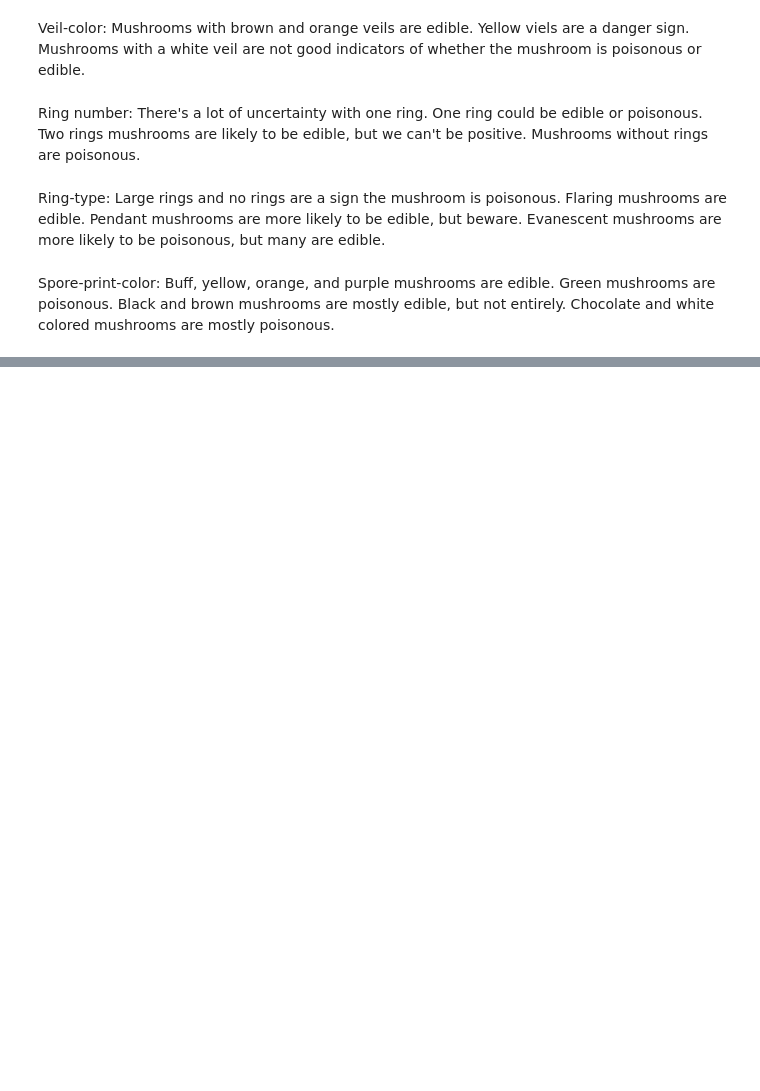
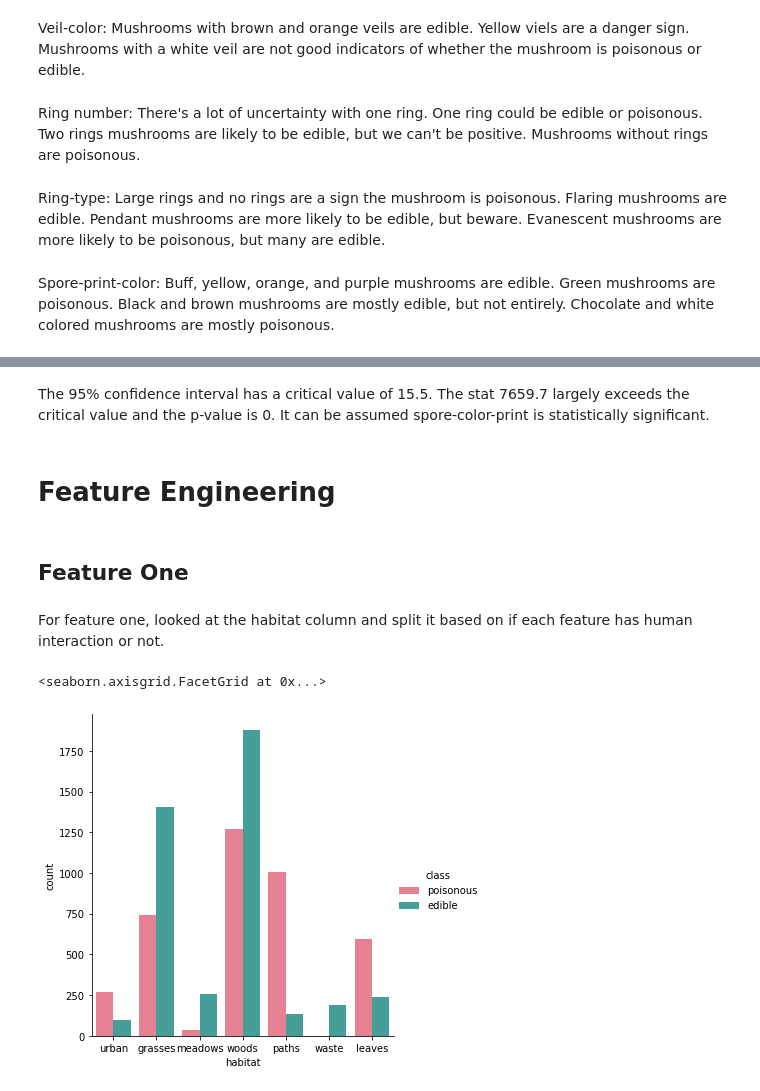
Before and after one commit to raizelistaken/Classification_project3, a Jupyter notebook: Wed.ipynb, the cells around one changed output, grey strips where cells are left out. Cells and saved outputs as stored; diff of their text form; code cells hidden in the pictures; blank space fills up the shorter version.

Commit message:
feature engineering

```diff
--- a/Wed.ipynb
+++ b/Wed.ipynb
@@ -189,0 +326,4 @@ for i, column in enumerate(df):
+# %% [markdown]
+The 95% confidence interval has a critical value of 15.5. The stat 7659.7 largely exceeds the critical value and the p-value is 0. It can be assumed spore-color-print is statistically significant.
+# %% [markdown]
+# Feature Engineering
@@ -189,0 +332,9 @@ for i, column in enumerate(df):
+# %% [markdown]
+## Feature One
+# %% [markdown]
+For feature one, looked at the habitat column and split it based on if each feature has human interaction or not.
+# %%
+sns.catplot(x='habitat', hue="class", kind='count', data=df, palette = 'husl')
+# %% [output]
+<seaborn.axisgrid.FacetGrid at 0x...>
+[figure, added]
```
Also changed, not shown: parts of 58 cells of this notebook.
